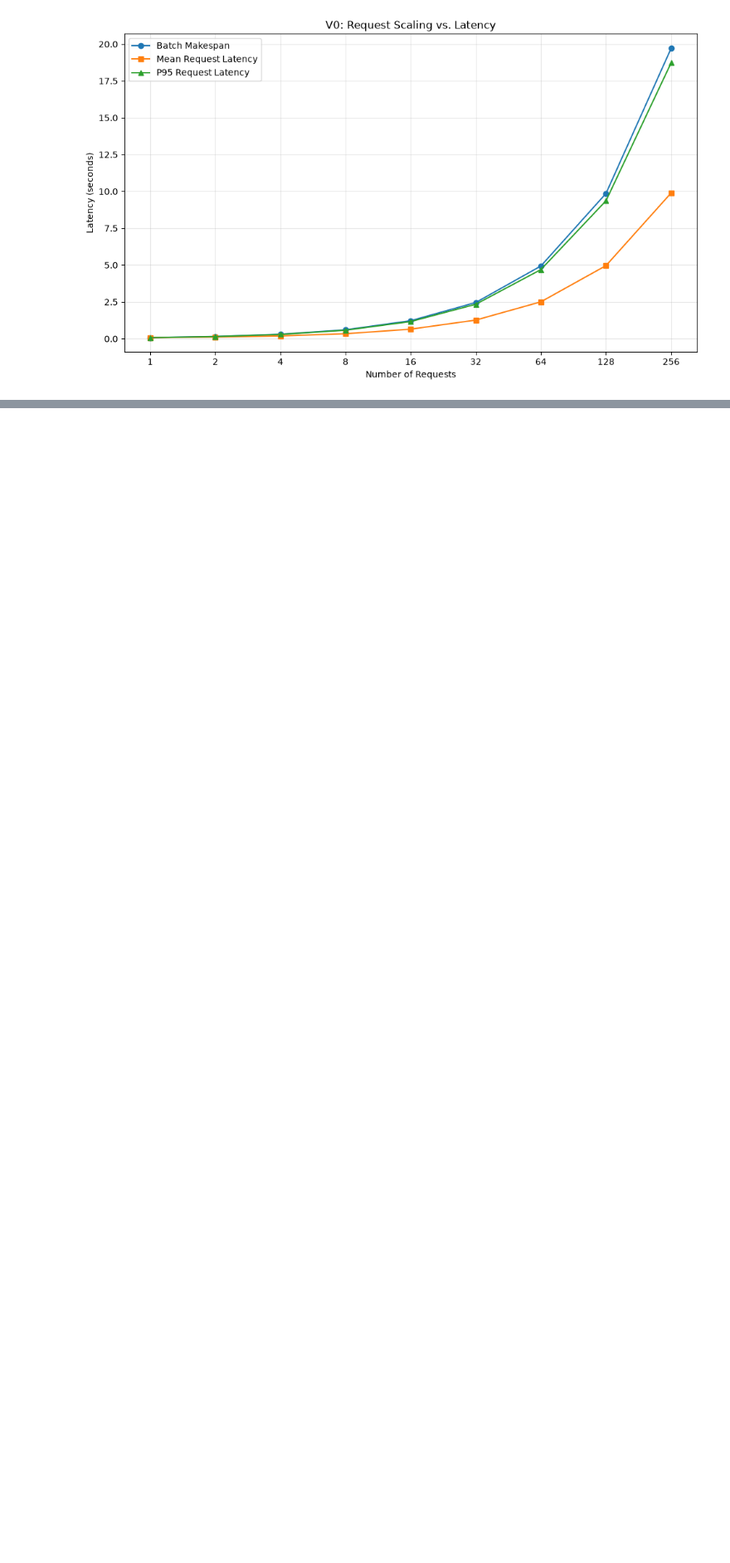
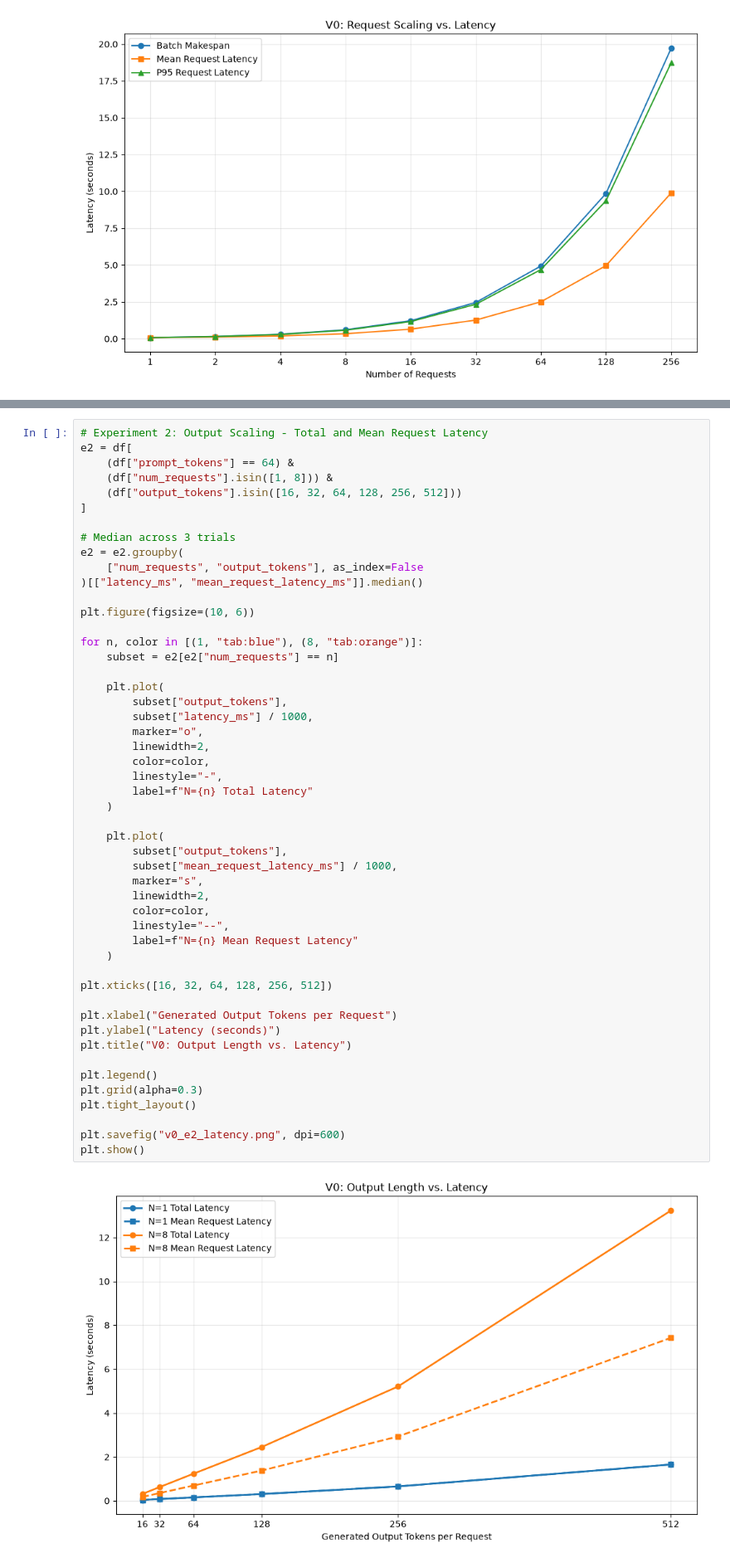
Before and after one commit to sanidhyasingh800/miniLLM, a Jupyter notebook: src/minillm/analytics/engine_results.ipynb, the cells around one changed output, grey strips where cells are left out. Shown at 83% size. Cells and saved outputs as stored; diff of their text form; blank space fills up the shorter version.

```diff
--- a/src/minillm/analytics/engine_results.ipynb
+++ b/src/minillm/analytics/engine_results.ipynb
@@ -102,0 +157,52 @@ plt.show()
+# %%
+# Experiment 2: Output Scaling - Total and Mean Request Latency
+e2 = df[
+    (df["prompt_tokens"] == 64) &
+    (df["num_requests"].isin([1, 8])) &
+    (df["output_tokens"].isin([16, 32, 64, 128, 256, 512]))
+]
+
+# Median across 3 trials
+e2 = e2.groupby(
+    ["num_requests", "output_tokens"], as_index=False
+)[["latency_ms", "mean_request_latency_ms"]].median()
+
+plt.figure(figsize=(10, 6))
+
+for n, color in [(1, "tab:blue"), (8, "tab:orange")]:
+    subset = e2[e2["num_requests"] == n]
+
+    plt.plot(
+        subset["output_tokens"],
+        subset["latency_ms"] / 1000,
+        marker="o",
+        linewidth=2,
+        color=color,
+        linestyle="-",
+        label=f"N={n} Total Latency"
+    )
+
+    plt.plot(
+        subset["output_tokens"],
+        subset["mean_request_latency_ms"] / 1000,
+        marker="s",
+        linewidth=2,
+        color=color,
+        linestyle="--",
+        label=f"N={n} Mean Request Latency"
+    )
+
+plt.xticks([16, 32, 64, 128, 256, 512])
+
+plt.xlabel("Generated Output Tokens per Request")
+plt.ylabel("Latency (seconds)")
+plt.title("V0: Output Length vs. Latency")
+
+plt.legend()
+plt.grid(alpha=0.3)
+plt.tight_layout()
+
+plt.savefig("v0_e2_latency.png", dpi=600)
+plt.show()
+# %% [output]
+[figure, added]
```
Also changed, not shown: parts of 4 cells of this notebook.
